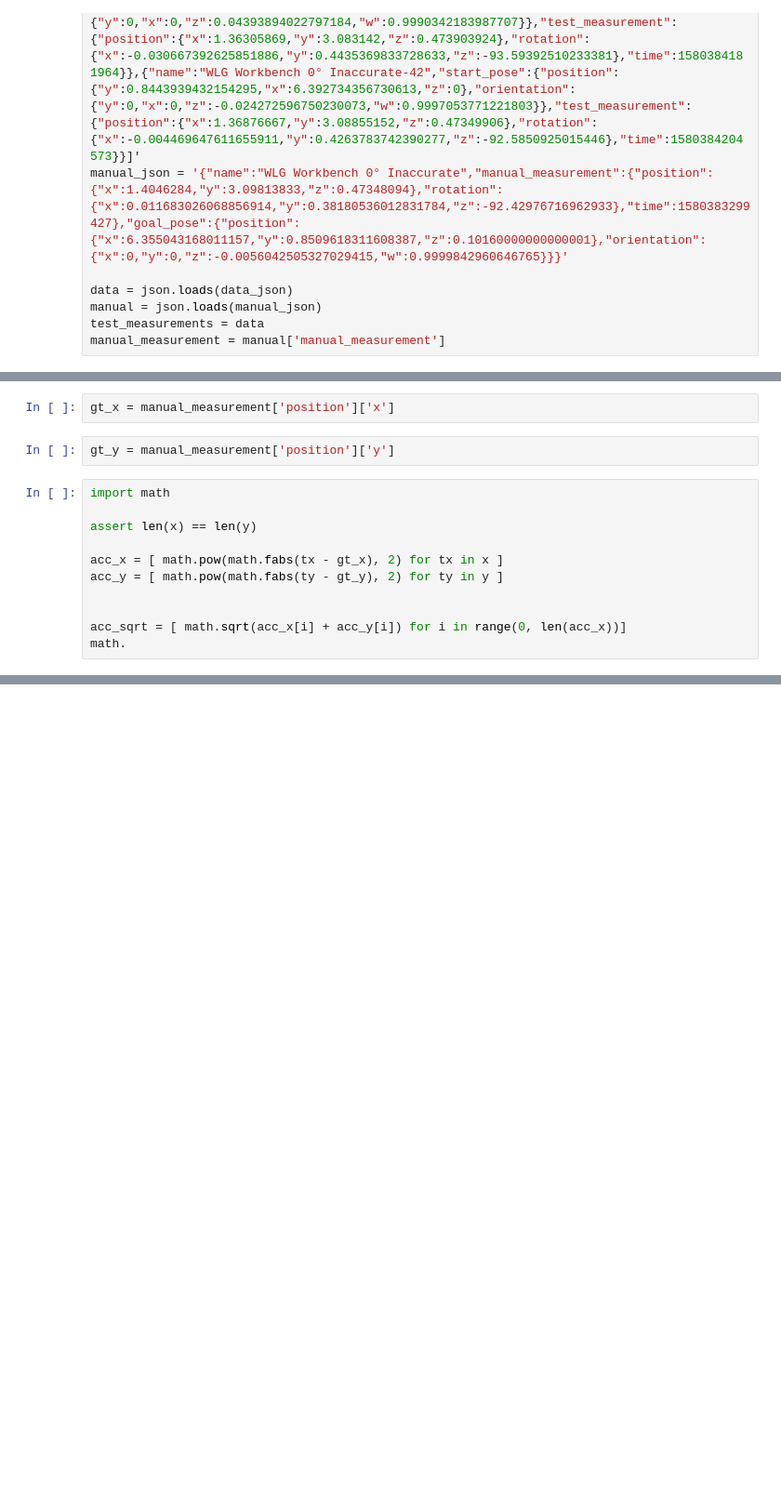
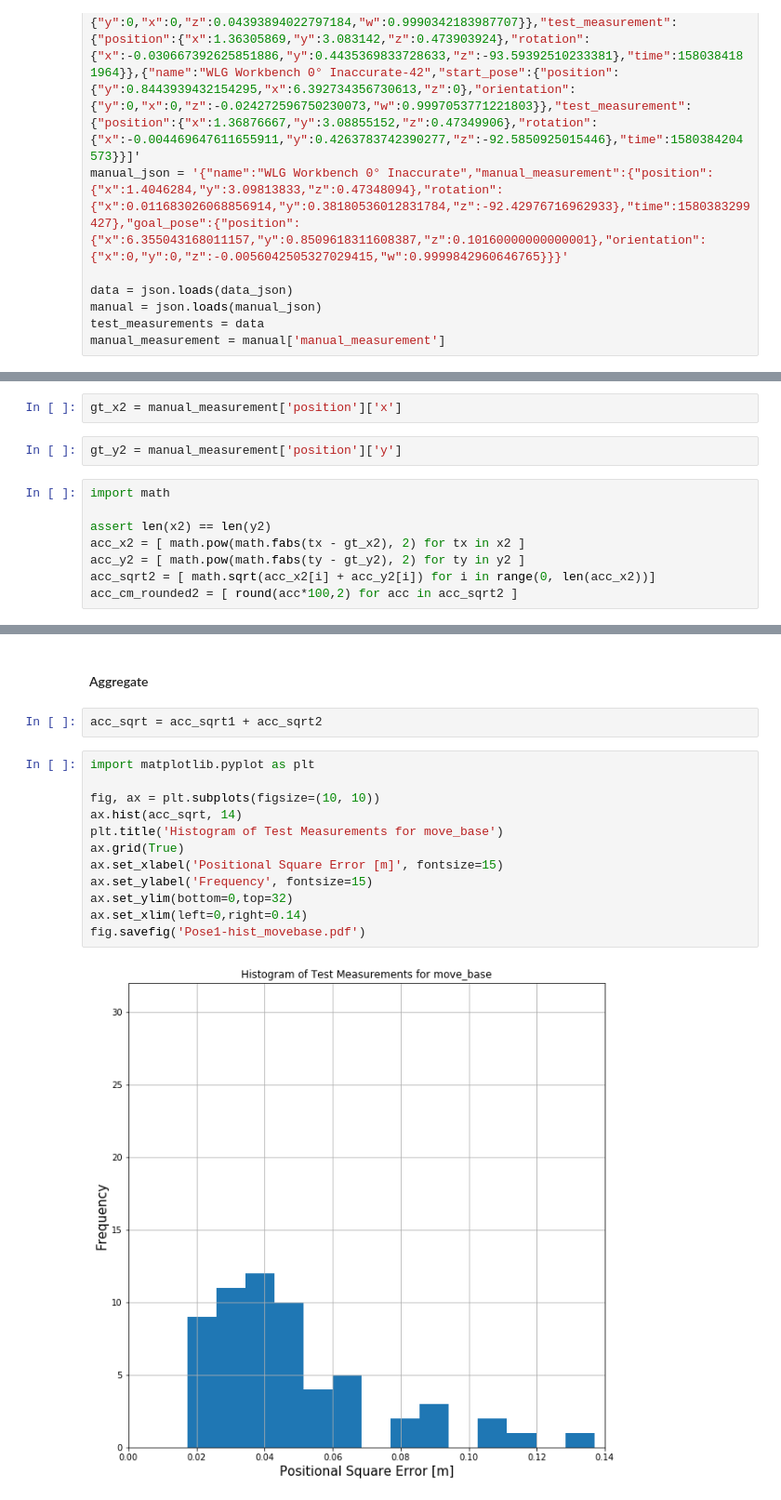
Before and after one commit to kw90/mb_accuracy_tests, a Jupyter notebook: Move.Base-Straight-[30012020].ipynb, the cells around one changed output, grey strips where cells are left out. Shown: that part at 93% size. Drawn from its saved outputs; the diff is of its cells as text; blank space fills up the shorter version.

Commit message:
Improve scatter plot by combining it with histograms and start discussion

```diff
--- a/Move.Base-Straight-[30012020].ipynb
+++ b/Move.Base-Straight-[30012020].ipynb
@@ -29,15 +69,12 @@ for measurement in test_measurements:
 # %%
-gt_x = manual_measurement['position']['x']
+gt_x2 = manual_measurement['position']['x']
 # %%
-gt_y = manual_measurement['position']['y']
+gt_y2 = manual_measurement['position']['y']
 # %%
 import math
 
-assert len(x) == len(y)
-
-acc_x = [ math.pow(math.fabs(tx - gt_x), 2) for tx in x ]
-acc_y = [ math.pow(math.fabs(ty - gt_y), 2) for ty in y ]
-
-
-acc_sqrt = [ math.sqrt(acc_x[i] + acc_y[i]) for i in range(0, len(acc_x))]
-math.
+assert len(x2) == len(y2)
+acc_x2 = [ math.pow(math.fabs(tx - gt_x2), 2) for tx in x2 ]
+acc_y2 = [ math.pow(math.fabs(ty - gt_y2), 2) for ty in y2 ]
+acc_sqrt2 = [ math.sqrt(acc_x2[i] + acc_y2[i]) for i in range(0, len(acc_x2))]
+acc_cm_rounded2 = [ round(acc*100,2) for acc in acc_sqrt2 ]
@@ -45,0 +83,18 @@ assert len(x) == len(y)
+# %% [markdown]
+#### Aggregate
+# %%
+acc_sqrt = acc_sqrt1 + acc_sqrt2
+# %%
+import matplotlib.pyplot as plt
+
+fig, ax = plt.subplots(figsize=(10, 10))
+ax.hist(acc_sqrt, 14)
+plt.title('Histogram of Test Measurements for move_base')
+ax.grid(True)
+ax.set_xlabel('Positional Square Error [m]', fontsize=15)
+ax.set_ylabel('Frequency', fontsize=15)
+ax.set_ylim(bottom=0,top=32)
+ax.set_xlim(left=0,right=0.14)
+fig.savefig('Pose1-hist_movebase.pdf')
+# %% [output]
+[figure, added]
```
Also changed, not shown: parts of 26 cells of this notebook, 2 other files.
